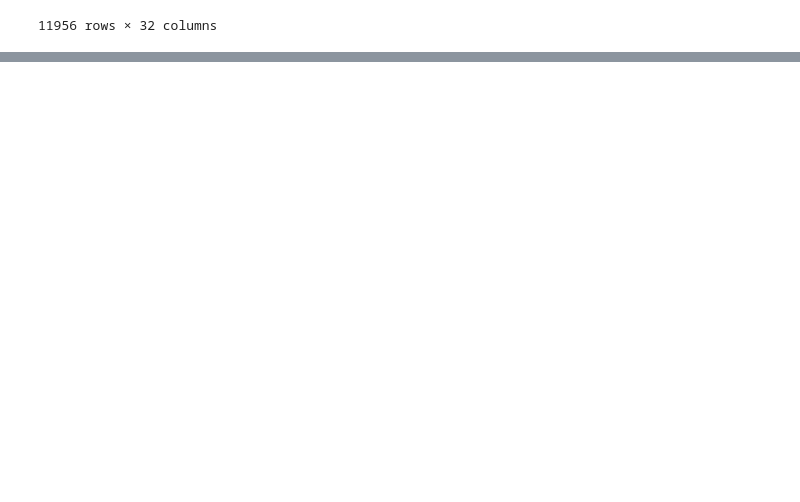
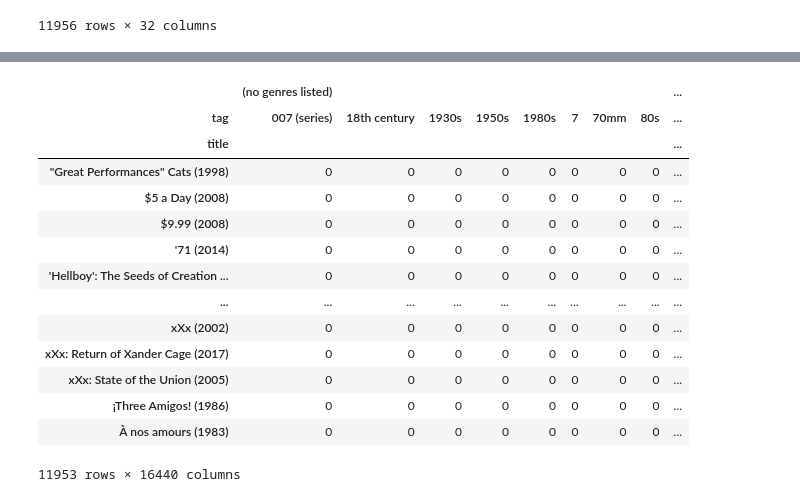
Before and after one commit to BartBachrach/Yellow_Project, a Jupyter notebook: ML_Prototype.ipynb, the cells around one changed output, grey strips where cells are left out. Cells and saved outputs as stored; diff of their text form; code cells hidden in the pictures; blank space fills up the shorter version.

Commit message:
created pivot table

```diff
--- a/ML_Prototype.ipynb
+++ b/ML_Prototype.ipynb
@@ -420,0 +413,22 @@ filtered_movies_numeric
+# %%
+table = pd.pivot_table(filtered_movies_df, values=['Adventure', 'Animation', 'Children', 'Comedy', 'Fantasy',
+       'Romance', 'Drama', 'Action', 'Crime', 'Thriller', 'Horror', 'Mystery',
+       'Sci-Fi', 'IMAX', 'Documentary', 'War', 'Musical', 'Western',
+       'Film-Noir', '(no genres listed)'], index='title', columns='tag', fill_value=0)
+table
+# %% [output]
+|  | (no genres listed) |  |  |  |  |  |  |  | ... |
+| tag | 007 (series) | 18th century | 1930s | 1950s | 1980s | 7 | 70mm | 80s | ... |
+| title |  |  |  |  |  |  |  |  | ... |
+| "Great Performances" Cats (1998) | 0 | 0 | 0 | 0 | 0 | 0 | 0 | 0 | ... |
+| $5 a Day (2008) | 0 | 0 | 0 | 0 | 0 | 0 | 0 | 0 | ... |
+| $9.99 (2008) | 0 | 0 | 0 | 0 | 0 | 0 | 0 | 0 | ... |
+| '71 (2014) | 0 | 0 | 0 | 0 | 0 | 0 | 0 | 0 | ... |
+| 'Hellboy': The Seeds of Creation ... | 0 | 0 | 0 | 0 | 0 | 0 | 0 | 0 | ... |
+| ... | ... | ... | ... | ... | ... | ... | ... | ... | ... |
+| xXx (2002) | 0 | 0 | 0 | 0 | 0 | 0 | 0 | 0 | ... |
+| xXx: Return of Xander Cage (2017) | 0 | 0 | 0 | 0 | 0 | 0 | 0 | 0 | ... |
+| xXx: State of the Union (2005) | 0 | 0 | 0 | 0 | 0 | 0 | 0 | 0 | ... |
+| ¡Three Amigos! (1986) | 0 | 0 | 0 | 0 | 0 | 0 | 0 | 0 | ... |
+| À nos amours (1983) | 0 | 0 | 0 | 0 | 0 | 0 | 0 | 0 | ... |
+11953 rows × 16440 columns
```
Also changed, not shown: parts of 3 cells of this notebook.
